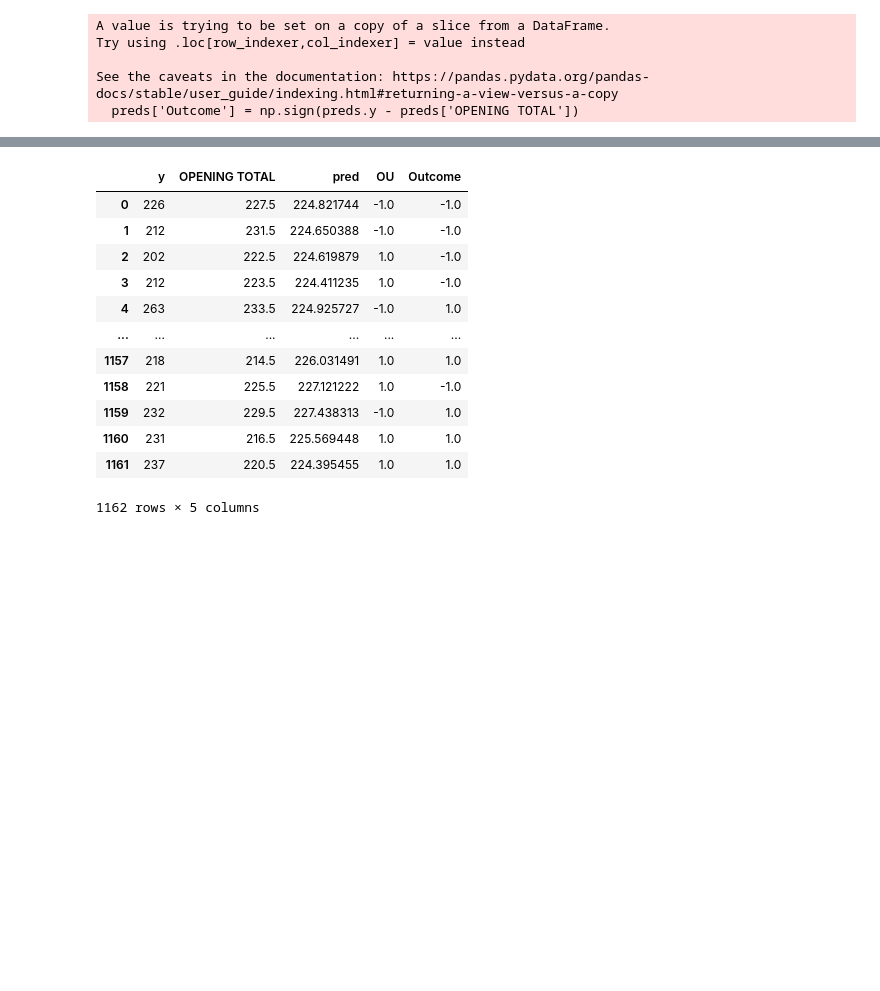
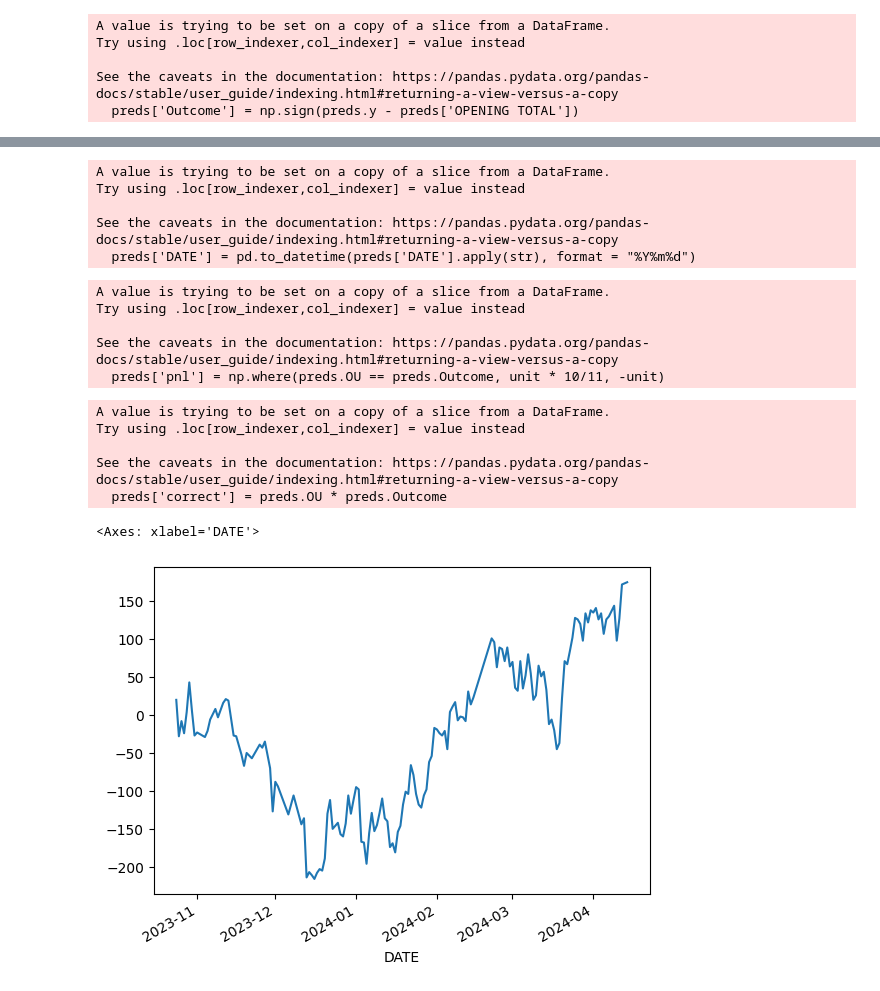
Before and after one commit to atayur03/nba, a Jupyter notebook: test1.ipynb, the cells around one changed output, grey strips where cells are left out. Cells and saved outputs as stored; diff of their text form; code cells hidden in the pictures; blank space fills up the shorter version.

```diff
--- a/test1.ipynb
+++ b/test1.ipynb
@@ -236,16 +238,29 @@ preds.corr()
-# %%
-preds
-# %% [output]
-|  | y | OPENING TOTAL | pred | OU | Outcome |
-| 0 | 226 | 227.5 | 224.821744 | -1.0 | -1.0 |
-| 1 | 212 | 231.5 | 224.650388 | -1.0 | -1.0 |
-| 2 | 202 | 222.5 | 224.619879 | 1.0 | -1.0 |
-| 3 | 212 | 223.5 | 224.411235 | 1.0 | -1.0 |
-| 4 | 263 | 233.5 | 224.925727 | -1.0 | 1.0 |
-| ... | ... | ... | ... | ... | ... |
-| 1157 | 218 | 214.5 | 226.031491 | 1.0 | 1.0 |
-| 1158 | 221 | 225.5 | 227.121222 | 1.0 | -1.0 |
-| 1159 | 232 | 229.5 | 227.438313 | -1.0 | 1.0 |
-| 1160 | 231 | 216.5 | 225.569448 | 1.0 | 1.0 |
-| 1161 | 237 | 220.5 | 224.395455 | 1.0 | 1.0 |
-1162 rows × 5 columns
+# %%
+preds['DATE'] = pd.to_datetime(preds['DATE'].apply(str), format = "%Y%m%d")
+# %% [output]
+A value is trying to be set on a copy of a slice from a DataFrame.
+Try using .loc[row_indexer,col_indexer] = value instead
+
+See the caveats in the documentation: https://pandas.pydata.org/pandas-docs/stable/user_guide/indexing.html#returning-a-view-versus-a-copy
+  preds['DATE'] = pd.to_datetime(preds['DATE'].apply(str), format = "%Y%m%d")
+# %%
+preds['pnl'] = np.where(preds.OU == preds.Outcome, unit * 10/11, -unit)
+# %% [output]
+A value is trying to be set on a copy of a slice from a DataFrame.
+Try using .loc[row_indexer,col_indexer] = value instead
+
+See the caveats in the documentation: https://pandas.pydata.org/pandas-docs/stable/user_guide/indexing.html#returning-a-view-versus-a-copy
+  preds['pnl'] = np.where(preds.OU == preds.Outcome, unit * 10/11, -unit)
+# %%
+preds['correct'] = preds.OU * preds.Outcome
+# %% [output]
+A value is trying to be set on a copy of a slice from a DataFrame.
+Try using .loc[row_indexer,col_indexer] = value instead
+
+See the caveats in the documentation: https://pandas.pydata.org/pandas-docs/stable/user_guide/indexing.html#returning-a-view-versus-a-copy
+  preds['correct'] = preds.OU * preds.Outcome
+# %%
+preds.groupby('DATE').pnl.sum().cumsum().plot()
+# %% [output]
+<Axes: xlabel='DATE'>
+[figure, added]
```
Also changed, not shown: parts of 11 cells of this notebook.
